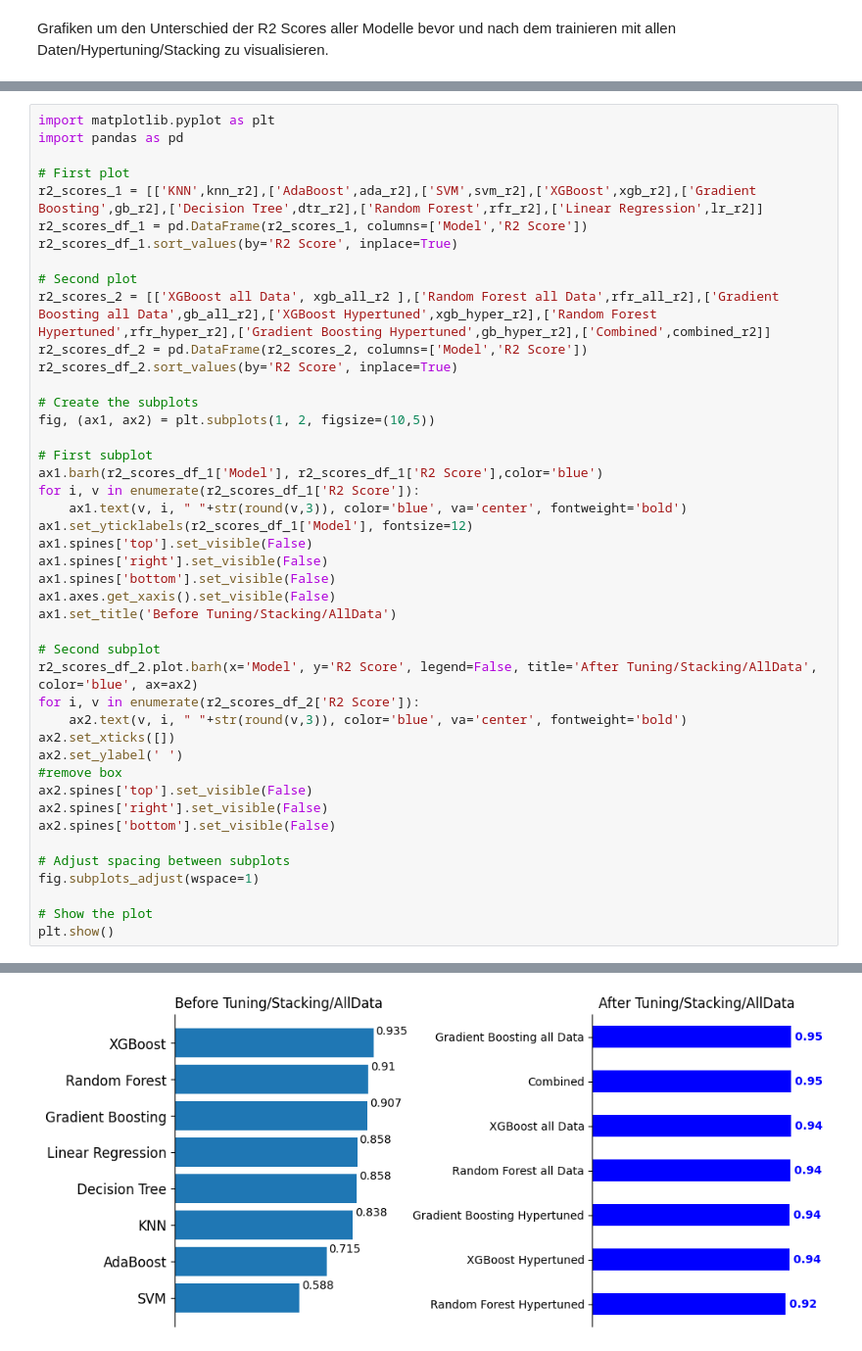
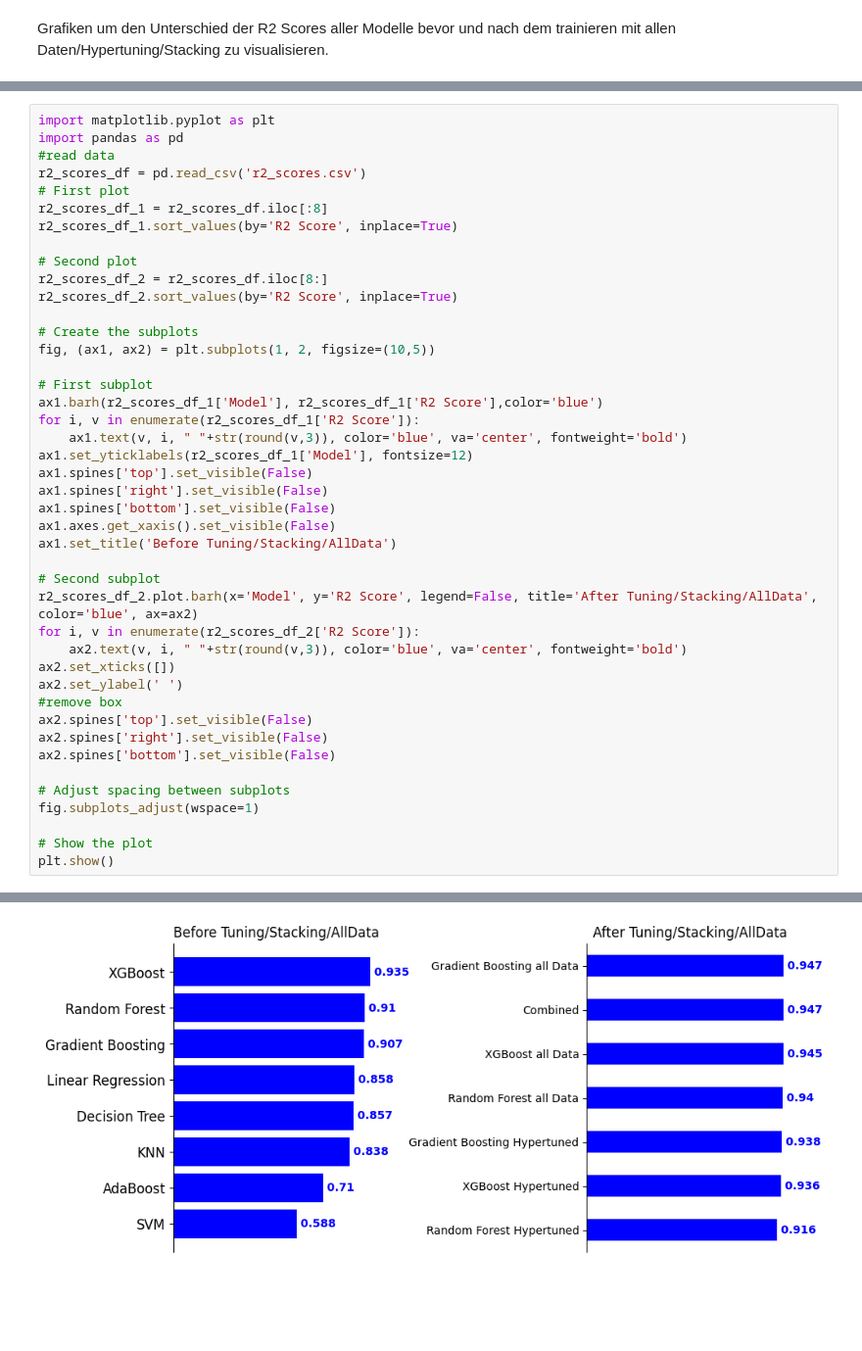
Before and after one commit to Bratpfannengamer/Rossmann, a Jupyter notebook: notebook.ipynb, the cells around one changed output, grey strips where cells are left out. Shown at 98% size. Saved outputs shown, nothing was run; the diff lists cells and outputs as text; blank space fills up the shorter version.

Commit message:
csv r2 scores

```diff
--- a/notebook.ipynb
+++ b/notebook.ipynb
@@ -1314,15 +1320,14 @@ Grafiken um den Unterschied der R2 Scores aller Modelle bevor und nach dem train
 # %%
 import matplotlib.pyplot as plt
 import pandas as pd
-
+#read data
+r2_scores_df = pd.read_csv('r2_scores.csv')
 # First plot
-r2_scores_1 = [['KNN',knn_r2],['AdaBoost',ada_r2],['SVM',svm_r2],['XGBoost',xgb_r2],['Gradient Boosting',gb_r2],['Decision Tree',dtr_r2],['Random Forest',rfr_r2],['Linear Regression',lr_r2]]
-r2_scores_df_1 = pd.DataFrame(r2_scores_1, columns=['Model','R2 Score'])
+r2_scores_df_1 = r2_scores_df.iloc[:8]
 r2_scores_df_1.sort_values(by='R2 Score', inplace=True)
 
 # Second plot
-r2_scores_2 = [['XGBoost all Data', xgb_all_r2 ],['Random Forest all Data',rfr_all_r2],['Gradient Boosting all Data',gb_all_r2],['XGBoost Hypertuned',xgb_hyper_r2],['Random Forest Hypertuned',rfr_hyper_r2],['Gradient Boosting Hypertuned',gb_hyper_r2],['Combined',combined_r2]]
-r2_scores_df_2 = pd.DataFrame(r2_scores_2, columns=['Model','R2 Score'])
+r2_scores_df_2 = r2_scores_df.iloc[8:]
 r2_scores_df_2.sort_values(by='R2 Score', inplace=True)
 
 # Create the subplots
@@ -1359 +1372 @@ plt.show()
-[figure, old version]
+[figure, new version]
```
Also changed, not shown: parts of 3 cells of this notebook, 1 other file.
